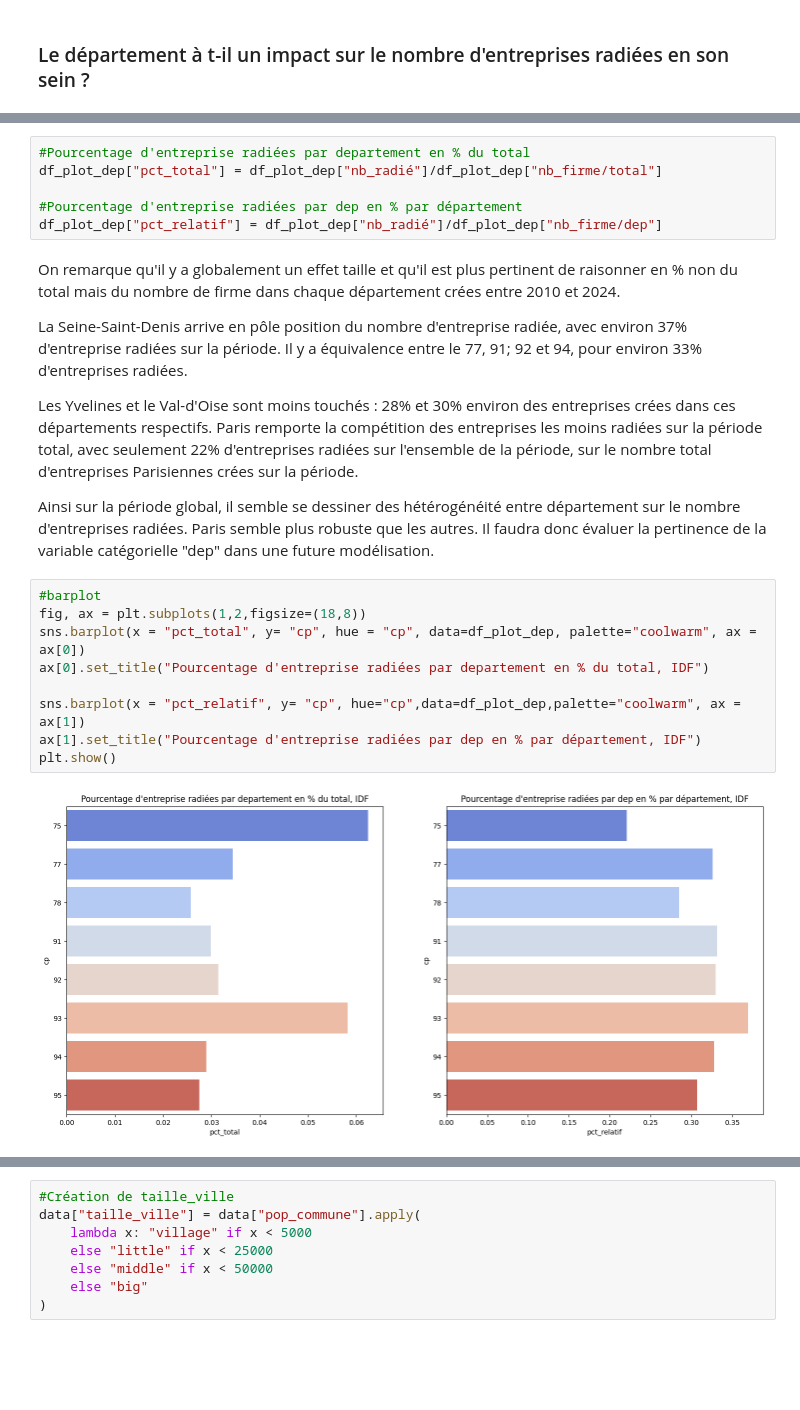
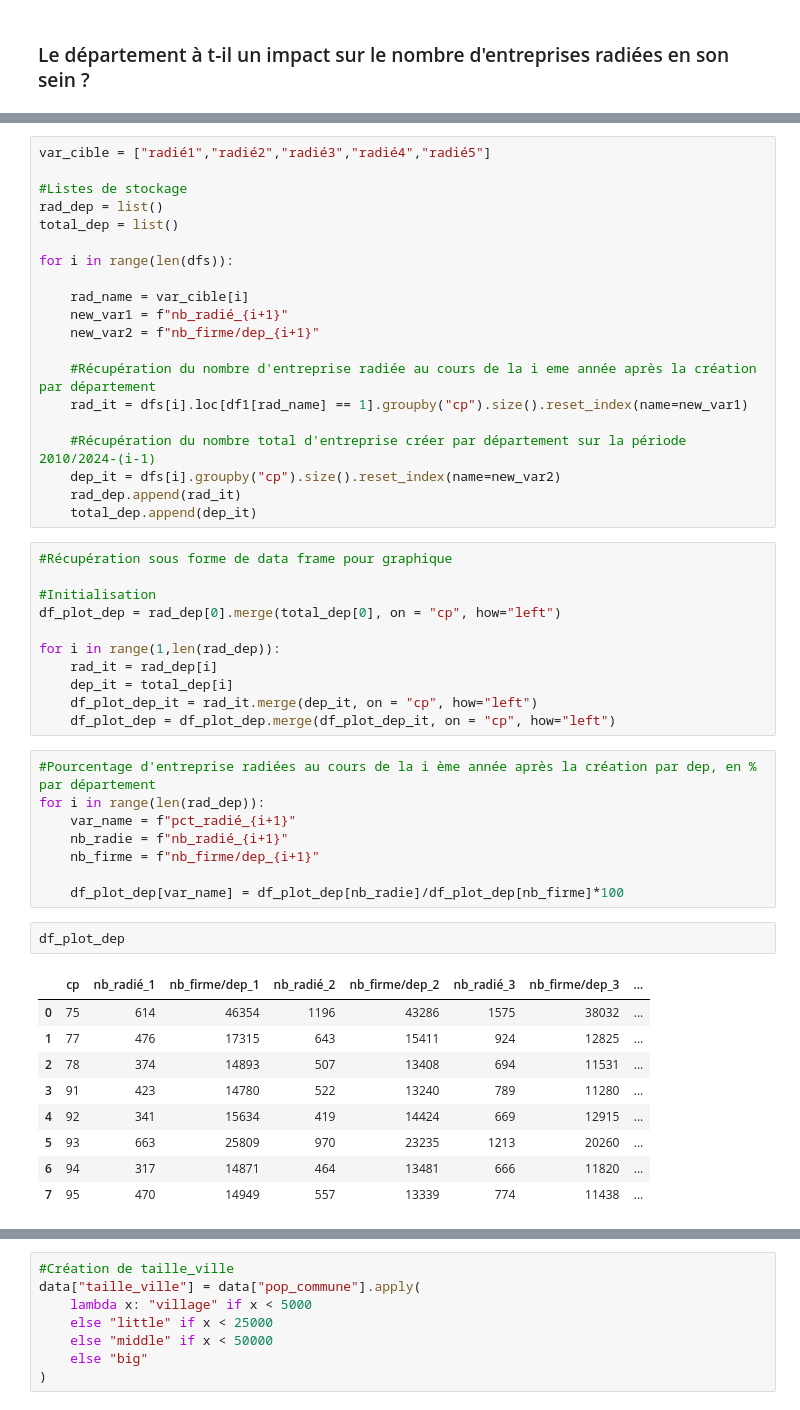
Before and after one commit to guillaume77176/JeMeLance, a Jupyter notebook: notebooks/Analyse_RNE.ipynb, the cells around one changed output, grey strips where cells are left out. Cells and saved outputs as stored; diff of their text form; blank space fills up the shorter version.

```diff
--- a/notebooks/Analyse_RNE.ipynb
+++ b/notebooks/Analyse_RNE.ipynb
@@ -190,25 +294,51 @@ df_plot_dep["nb_firme/total"] = data.shape[0]
+# %%
+var_cible = ["radié1","radié2","radié3","radié4","radié5"]
+
+#Listes de stockage
+rad_dep = list()
+total_dep = list()
+
+for i in range(len(dfs)):
+
+    rad_name = var_cible[i]
+    new_var1 = f"nb_radié_{i+1}"
+    new_var2 = f"nb_firme/dep_{i+1}"
+
+    #Récupération du nombre d'entreprise radiée au cours de la i eme année après la création par département
+    rad_it = dfs[i].loc[df1[rad_name] == 1].groupby("cp").size().reset_index(name=new_var1)
+
+    #Récupération du nombre total d'entreprise créer par département sur la période 2010/2024-(i-1)
+    dep_it = dfs[i].groupby("cp").size().reset_index(name=new_var2)
+    rad_dep.append(rad_it)
+    total_dep.append(dep_it)
+# %%
+#Récupération sous forme de data frame pour graphique
+
+#Initialisation
+df_plot_dep = rad_dep[0].merge(total_dep[0], on = "cp", how="left")
+
+for i in range(1,len(rad_dep)):
+    rad_it = rad_dep[i]
+    dep_it = total_dep[i]
+    df_plot_dep_it = rad_it.merge(dep_it, on = "cp", how="left")
+    df_plot_dep = df_plot_dep.merge(df_plot_dep_it, on = "cp", how="left")
 # %%
-#Pourcentage d'entreprise radiées par departement en % du total
-df_plot_dep["pct_total"] = df_plot_dep["nb_radié"]/df_plot_dep["nb_firme/total"]
+#Pourcentage d'entreprise radiées au cours de la i ème année après la création par dep, en % par département
+for i in range(len(rad_dep)):
+    var_name = f"pct_radié_{i+1}"
+    nb_radie = f"nb_radié_{i+1}"
+    nb_firme = f"nb_firme/dep_{i+1}"
 
-#Pourcentage d'entreprise radiées par dep en % par département
-df_plot_dep["pct_relatif"] = df_plot_dep["nb_radié"]/df_plot_dep["nb_firme/dep"]
+    df_plot_dep[var_name] = df_plot_dep[nb_radie]/df_plot_dep[nb_firme]*100
-# %% [markdown]
-On remarque qu'il y a globalement un effet taille et qu'il est plus pertinent de raisonner en % non du total mais du nombre de firme dans chaque département crées entre 2010 et 2024.
-
-La Seine-Saint-Denis arrive en pôle position du nombre d'entreprise radiée, avec environ 37% d'entreprise radiées sur la période. Il y a équivalence entre le 77, 91; 92 et 94, pour environ 33% d'entreprises radiées.
-
-Les Yvelines et le Val-d'Oise sont moins touchés : 28% et 30% environ des entreprises crées dans ces départements respectifs. Paris remporte la compétition des entreprises les moins radiées sur la période total, avec seulement 22% d'entreprises radiées sur l'ensemble de la période, sur le nombre total d'entreprises Parisiennes crées sur la période.
-
-Ainsi sur la période global, il semble se dessiner des hétérogénéité entre département sur le nombre d'entreprises radiées. Paris semble plus robuste que les autres. Il faudra donc évaluer la pertinence de la variable catégorielle "dep" dans une future modélisation.
-# %%
-#barplot
-fig, ax = plt.subplots(1,2,figsize=(18,8))
-sns.barplot(x = "pct_total", y= "cp", hue = "cp", data=df_plot_dep, palette="coolwarm", ax = ax[0])
-ax[0].set_title("Pourcentage d'entreprise radiées par departement en % du total, IDF")
-
-sns.barplot(x = "pct_relatif", y= "cp", hue="cp",data=df_plot_dep,palette="coolwarm", ax = ax[1])
-ax[1].set_title("Pourcentage d'entreprise radiées par dep en % par département, IDF")
-plt.show()
-# %% [output]
-[figure, removed]
+# %%
+df_plot_dep
+# %% [output]
+|  | cp | nb_radié_1 | nb_firme/dep_1 | nb_radié_2 | nb_firme/dep_2 | nb_radié_3 | nb_firme/dep_3 | ... |
+| 0 | 75 | 614 | 46354 | 1196 | 43286 | 1575 | 38032 | ... |
+| 1 | 77 | 476 | 17315 | 643 | 15411 | 924 | 12825 | ... |
+| 2 | 78 | 374 | 14893 | 507 | 13408 | 694 | 11531 | ... |
+| 3 | 91 | 423 | 14780 | 522 | 13240 | 789 | 11280 | ... |
+| 4 | 92 | 341 | 15634 | 419 | 14424 | 669 | 12915 | ... |
+| 5 | 93 | 663 | 25809 | 970 | 23235 | 1213 | 20260 | ... |
+| 6 | 94 | 317 | 14871 | 464 | 13481 | 666 | 11820 | ... |
+| 7 | 95 | 470 | 14949 | 557 | 13339 | 774 | 11438 | ... |
```
Also changed, not shown: parts of 73 cells of this notebook, 1 other file.
